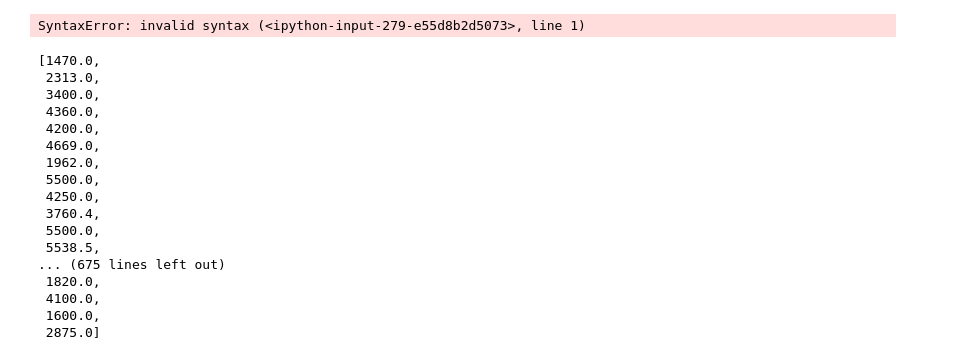
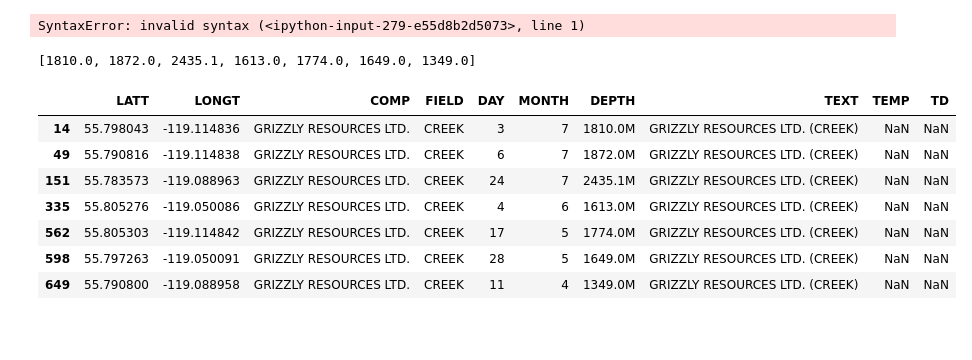
Before and after one commit to wjordaan/AER_WL, a Jupyter notebook: Folium_Test.ipynb, the cells around one changed output. Drawn from its saved outputs; the diff is of its cells as text; code cells hidden in the pictures; blank space fills up the shorter version.

```diff
--- a/Folium_Test.ipynb
+++ b/Folium_Test.ipynb
@@ -21,6 +21,8 @@ data = pd.DataFrame(data, columns = ['LATT','LONGT','COMP','FIELD','DAY','MONTH'
 data.head()
 #data['TEXT'] = data['FIELD']
 data['TEXT'] = data['COMP'] +' ('+data['FIELD']+')'
+# %%
+data = data[data['COMP']=='GRIZZLY RESOURCES LTD.']
 # %%
 #create a map
 this_map = folium.Map(prefer_canvas=True)
@@ -196,24 +202,19 @@ SyntaxError: invalid syntax (<ipython-input-279-e55d8b2d5073>, line 1)
 # %%
 temp
 # %% [output]
-[1470.0,
- 2313.0,
- 3400.0,
- 4360.0,
- 4200.0,
- 4669.0,
- 1962.0,
- 5500.0,
- 4250.0,
- 3760.4,
- 5500.0,
- 5538.5,
-... (675 lines left out)
- 1820.0,
- 4100.0,
- 1600.0,
- 2875.0]
+[1810.0, 1872.0, 2435.1, 1613.0, 1774.0, 1649.0, 1349.0]
 # %%
 pdtemp = pd.DataFrame({'TEMP':temp})
 # %%
-data['TEMP']=pdtemp['TEMP']
+data['TD']=pdtemp['TEMP']
+# %%
+data
+# %% [output]
+|  | LATT | LONGT | COMP | FIELD | DAY | MONTH | DEPTH | TEXT | TEMP | TD |
+| 14 | 55.798043 | -119.114836 | GRIZZLY RESOURCES LTD. | CREEK | 3 | 7 | 1810.0M | GRIZZLY RESOURCES LTD. (CREEK) | NaN | NaN |
+| 49 | 55.790816 | -119.114838 | GRIZZLY RESOURCES LTD. | CREEK | 6 | 7 | 1872.0M | GRIZZLY RESOURCES LTD. (CREEK) | NaN | NaN |
+| 151 | 55.783573 | -119.088963 | GRIZZLY RESOURCES LTD. | CREEK | 24 | 7 | 2435.1M | GRIZZLY RESOURCES LTD. (CREEK) | NaN | NaN |
+| 335 | 55.805276 | -119.050086 | GRIZZLY RESOURCES LTD. | CREEK | 4 | 6 | 1613.0M | GRIZZLY RESOURCES LTD. (CREEK) | NaN | NaN |
+| 562 | 55.805303 | -119.114842 | GRIZZLY RESOURCES LTD. | CREEK | 17 | 5 | 1774.0M | GRIZZLY RESOURCES LTD. (CREEK) | NaN | NaN |
+| 598 | 55.797263 | -119.050091 | GRIZZLY RESOURCES LTD. | CREEK | 28 | 5 | 1649.0M | GRIZZLY RESOURCES LTD. (CREEK) | NaN | NaN |
+| 649 | 55.790800 | -119.088958 | GRIZZLY RESOURCES LTD. | CREEK | 11 | 4 | 1349.0M | GRIZZLY RESOURCES LTD. (CREEK) | NaN | NaN |
```
Also changed, not shown: parts of 3 cells of this notebook, 13 other files.
